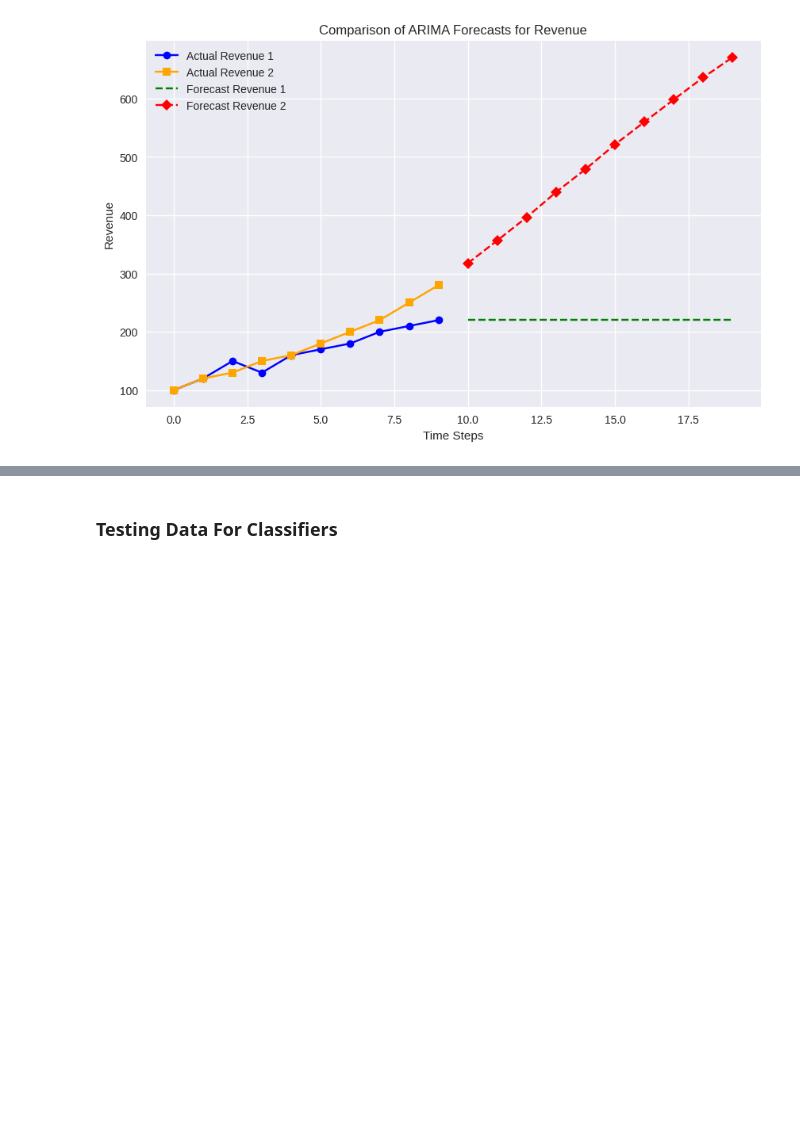
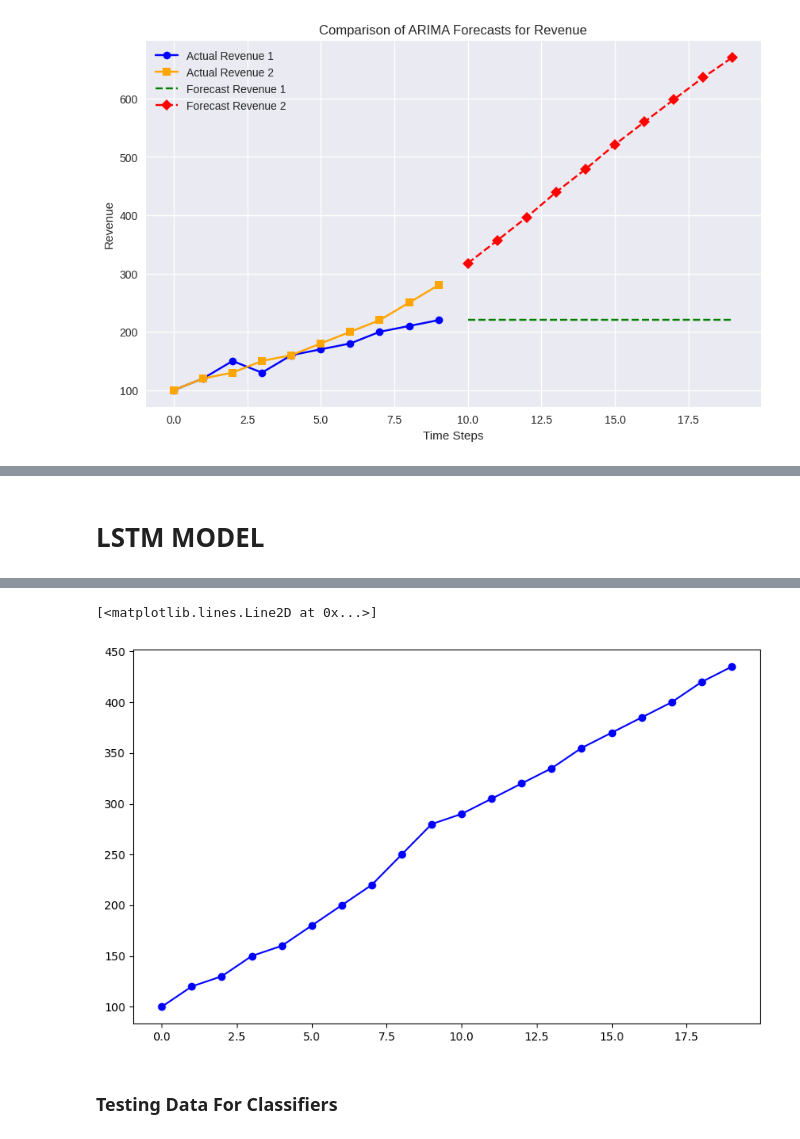
Before and after one commit to Unknnownnn/Vyaapar.AI, a Jupyter notebook: Model.ipynb, the cells around one changed output, grey strips where cells are left out. Cells and saved outputs as stored; diff of their text form; code cells hidden in the pictures; blank space fills up the shorter version.

```diff
--- a/Model.ipynb
+++ b/Model.ipynb
@@ -1123,8 +1130,8 @@ st.title("Startup Investment Dashboard")
 num_startups = st.number_input("Number of Startups", min_value=1, max_value=10, value=3)
 
 company_names = []
-success_probabilities = []
-risks = []
+success_probabilities = [0.85,0.65,0.75]
+risks = [0.10,0.25,0.15]
 
 for i in range(num_startups):
     company_name = st.text_input(f"Company Name {i + 1}", value=f'Startup {i + 1}')
@@ -1257,0 +1228,60 @@ plt.show()
+# %% [markdown]
+# LSTM MODEL
+# %%
+import numpy as np
+import pandas as pd
+import matplotlib.pyplot as plt
+from keras.models import Sequential
+from keras.layers import LSTM, Dense
+from sklearn.preprocessing import MinMaxScaler
+
+
+real_data = {'Revenue': [100, 120, 130, 150, 160, 180, 200, 220, 250, 280]}
+real_df = pd.DataFrame(real_data)
+
+# Example GAN-generated data
+gan_generated_data = {'Revenue': [290, 305, 320, 335, 355, 370, 385, 400, 420, 435]}
+gan_df = pd.DataFrame(gan_generated_data)
+
+combined_df = pd.concat([real_df, gan_df], ignore_index=True)
+
+scaler = MinMaxScaler(feature_range=(0, 1))
+scaled_data = scaler.fit_transform(combined_df)
+
+def create_dataset(dataset, time_step=1):
+    X, Y = [], []
+    for i in range(len(dataset) - time_step - 1):
+        X.append(dataset[i:(i + time_step), 0])
+        Y.append(dataset[i + time_step, 0])
+    return np.array(X), np.array(Y)
+
+time_step = 3
+X_lstm, y_lstm = create_dataset(scaled_data, time_step)
+X_lstm = X_lstm.reshape(X_lstm.shape[0], X_lstm.shape[1], 1)
+
+model_lstm = Sequential()
+model_lstm.add(LSTM(50, return_sequences=True, input_shape=(time_step, 1)))
+model_lstm.add(LSTM(50))
+model_lstm.add(Dense(1))
+model_lstm.compile(optimizer='adam', loss='mean_squared_error')
+
+model_lstm.fit(X_lstm, y_lstm, epochs=50, batch_size=1, verbose=0)
+
+last_steps = scaled_data[-time_step:]
+last_steps = last_steps.reshape((1, time_step, 1))
+forecast_lstm_scaled = []
+
+for i in range(10):
+    predicted_value = model_lstm.predict(last_steps)
+    forecast_lstm_scaled.append(predicted_value[0, 0])
+    last_steps = np.append(last_steps[:, 1:, :], [[[predicted_value[0,0]]]], axis=1)
+
+forecast_lstm = scaler.inverse_transform(np.array(forecast_lstm_scaled).reshape(-1, 1))
+forecast_lstm_index = np.arange(len(combined_df), len(combined_df) + 10)
+
+
+plt.figure(figsize=(10, 6))
+
+
+plt.plot(combined_df.index, combined_df['Revenue'], label='Actual + GAN-generated Revenue', marker='o', color='blue')
+# %% [output]
@@ -1258,3 +1299,5 @@ plt.show()
+[<matplotlib.lines.Line2D at 0x...>]
+[figure, added]
 # %% [markdown]
 ### Testing Data For Classifiers
 # %%
```
Also changed, not shown: parts of 7 cells of this notebook.
